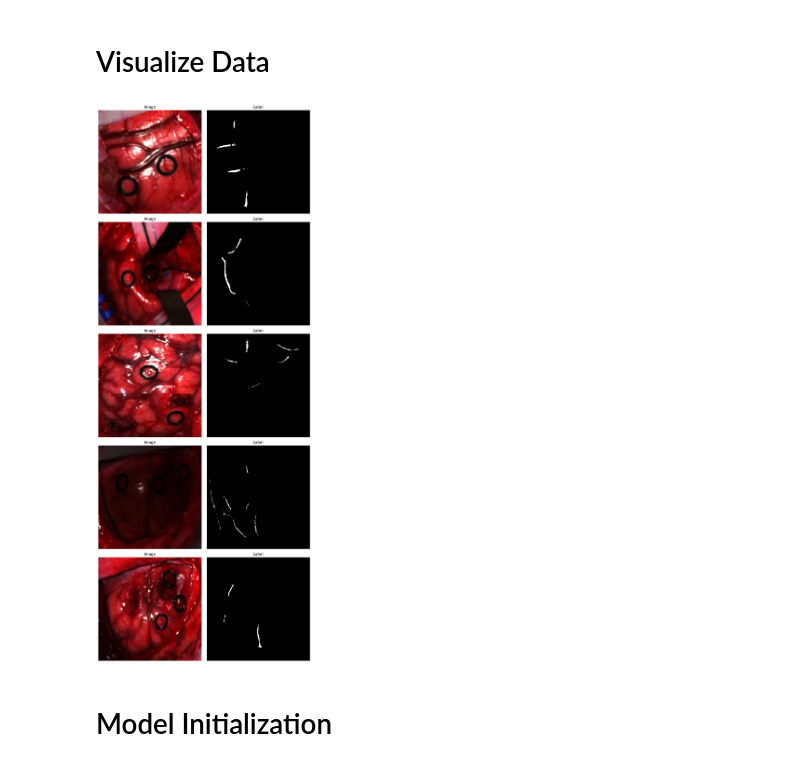
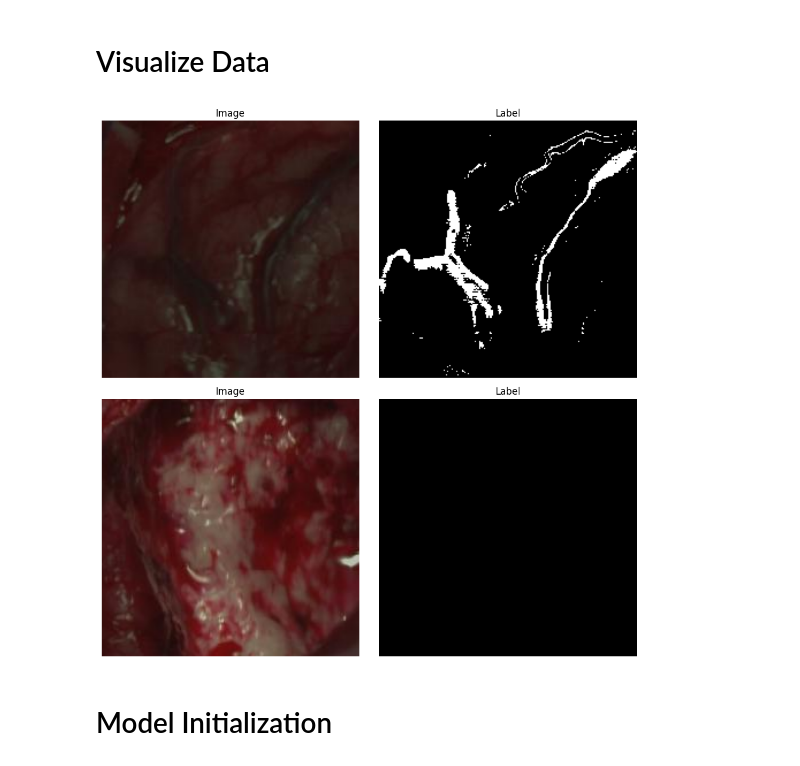
Before and after one commit to TimMachTUM/hsi-brain-segmentation, a Jupyter notebook: brain-segmentation.ipynb, the cells around one changed output. Saved outputs shown, nothing was run; the diff lists cells and outputs as text; code cells hidden in the pictures.

```diff
--- a/brain-segmentation.ipynb
+++ b/brain-segmentation.ipynb
@@ -1,27 +1,32 @@
 # %% [markdown]
 # Dataset
 # %%
-import os
-import spectral
 import numpy as np
 import segmentation_models_pytorch as smp
 import torch
 from torch.utils.data import DataLoader, Subset
 from dataset import HSIDataset
+from torchvision.transforms import v2
 
 path = '../../home/ivan/HELICoiD/HSI_Human_Brain_Database_IEEE_Access/'
 
 dataset = HSIDataset(path)
 dataset.normalize_dataset()
 
-train_indices = list(range(0, 19))
-val_indices = list(range(19, 24))
-test_indices = list(range(24, 36))
+# Segmentation Model Split
+# train_indices = list(range(0, 19))
+# val_indices = list(range(19, 24))
+# test_indices = list(range(24, 36))
+
+# Autoencoder Split
+train_indices = list(range(0, 33))
+val_indices = list(range(33, 35))
+test_indices = list(range(35, 36))
 
 trainset = Subset(dataset, train_indices)
 valset = Subset(dataset, val_indices)
 testset = Subset(dataset, test_indices)
 
-trainloader = DataLoader(trainset, batch_size=2, shuffle=False)
+trainloader = DataLoader(trainset, batch_size=2, shuffle=True)
 validationloader = DataLoader(valset, batch_size=2, shuffle=False)
 testloader = DataLoader(testset, batch_size=2, shuffle=False)
@@ -40,34 +124,34 @@ def create_montage(dataset, num_images=10):
     num_images = min(num_images, len(dataset))
 
     fig, axes = plt.subplots(num_images, 2, figsize=(10, num_images * 5))
 
     for i in range(num_images):
         sample = dataset[i]
         image, label = sample[2], sample[1]
 
         # Convert image and label to numpy arrays for plotting
         if isinstance(image, torch.Tensor):
             image = image.numpy().transpose(1, 2, 0)
         if isinstance(label, torch.Tensor):
             label = label.numpy().squeeze()
             overlay = np.zeros_like(image)
             overlay[label == 1] = [0, 255, 0]
 
         # Plot the image
         axes[i, 0].imshow(image)
         axes[i, 0].axis('off')
         axes[i, 0].set_title('Image')
 
         # Plot the label
         axes[i, 1].imshow(label, cmap='gray')
         axes[i, 1].axis('off')
         axes[i, 1].set_title('Label')
 
     plt.tight_layout()
     plt.show()
 
-create_montage(trainset, num_images=5)
+create_montage(valset, num_images=2)
 # %% [output]
-[figure, old version]
+[figure, new version]
 # %% [markdown]
 # Model Initialization
```
Also changed, not shown: parts of 13 cells of this notebook.
